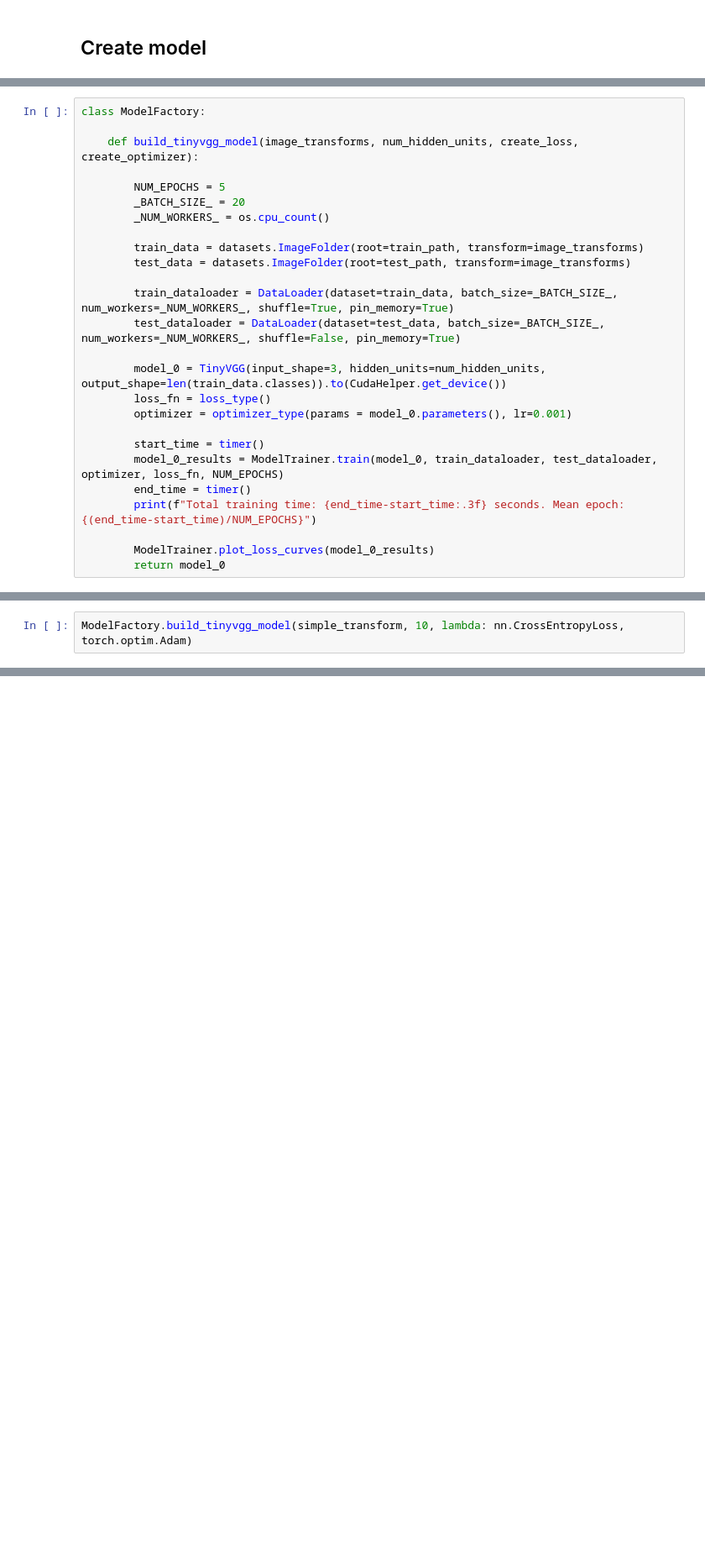
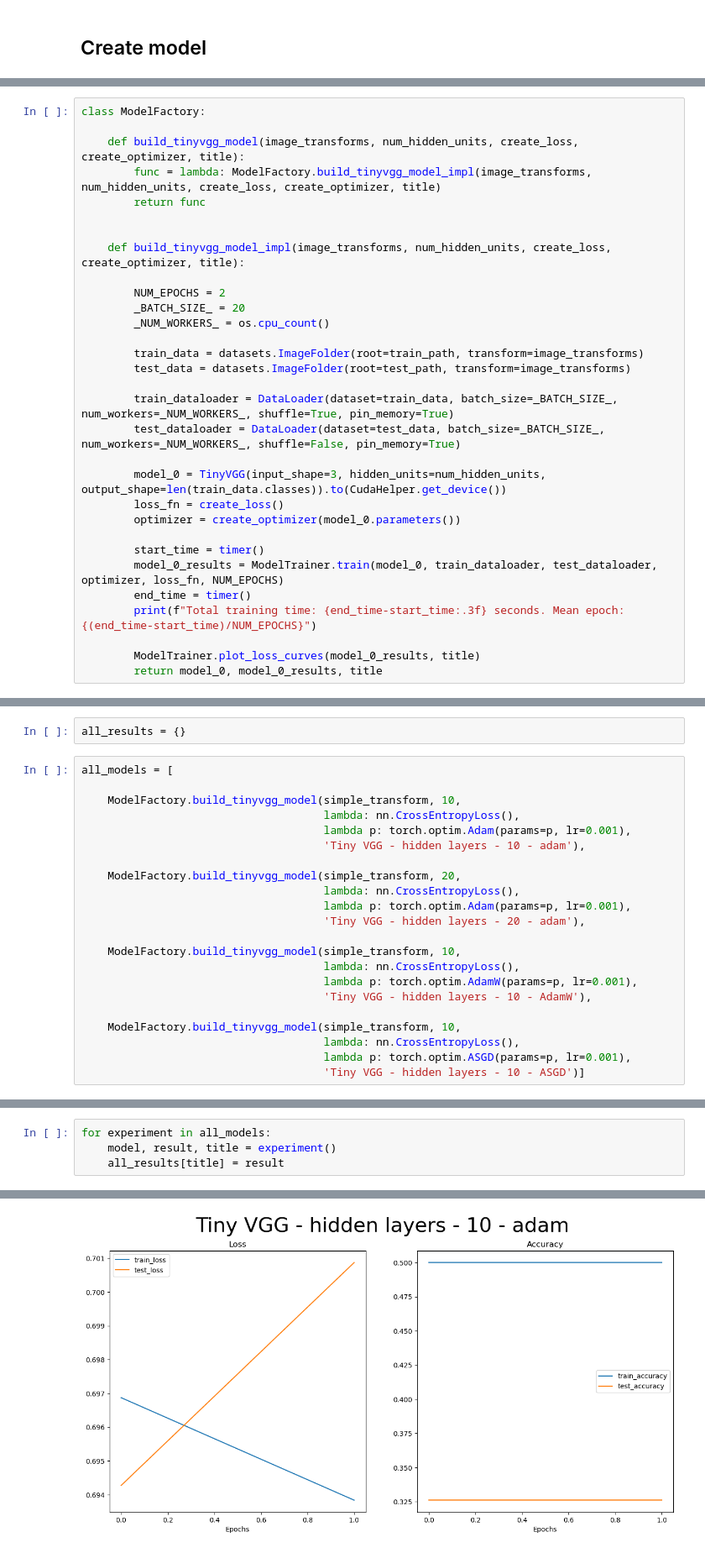
Before and after one commit to vburenkov/ML, a Jupyter notebook: NN_FINAL.ipynb, the cells around one changed output, grey strips where cells are left out. Shown at 84% size. Saved outputs shown, nothing was run; the diff lists cells and outputs as text; blank space fills up the shorter version.

```diff
--- a/NN_FINAL.ipynb
+++ b/NN_FINAL.ipynb
@@ -443,9 +444,14 @@ class ModelTrainer:
 # %%
 class ModelFactory:
 
-    def build_tinyvgg_model(image_transforms, num_hidden_units, create_loss, create_optimizer):
+    def build_tinyvgg_model(image_transforms, num_hidden_units, create_loss, create_optimizer, title):
+        func = lambda: ModelFactory.build_tinyvgg_model_impl(image_transforms, num_hidden_units, create_loss, create_optimizer, title)
+        return func
 
-        NUM_EPOCHS = 5
+
+    def build_tinyvgg_model_impl(image_transforms, num_hidden_units, create_loss, create_optimizer, title):
+
+        NUM_EPOCHS = 2
         _BATCH_SIZE_ = 20
         _NUM_WORKERS_ = os.cpu_count()
 
@@ -456,13 +462,13 @@ class ModelFactory:
         test_dataloader = DataLoader(dataset=test_data, batch_size=_BATCH_SIZE_, num_workers=_NUM_WORKERS_, shuffle=False, pin_memory=True)
 
         model_0 = TinyVGG(input_shape=3, hidden_units=num_hidden_units, output_shape=len(train_data.classes)).to(CudaHelper.get_device())
-        loss_fn = loss_type()
-        optimizer = optimizer_type(params = model_0.parameters(), lr=0.001)
+        loss_fn = create_loss()
+        optimizer = create_optimizer(model_0.parameters())
 
         start_time = timer()
         model_0_results = ModelTrainer.train(model_0, train_dataloader, test_dataloader, optimizer, loss_fn, NUM_EPOCHS)
         end_time = timer()
         print(f"Total training time: {end_time-start_time:.3f} seconds. Mean epoch: {(end_time-start_time)/NUM_EPOCHS}")
 
-        ModelTrainer.plot_loss_curves(model_0_results)
-        return model_0
+        ModelTrainer.plot_loss_curves(model_0_results, title)
+        return model_0, model_0_results, title
@@ -492,2 +475,24 @@ def train_vgg_0():
+# %%
+all_results = {}
 # %%
-ModelFactory.build_tinyvgg_model(simple_transform, 10, lambda: nn.CrossEntropyLoss, torch.optim.Adam)
+all_models = [
+
+    ModelFactory.build_tinyvgg_model(simple_transform, 10,
+                                     lambda: nn.CrossEntropyLoss(),
+                                     lambda p: torch.optim.Adam(params=p, lr=0.001),
+                                     'Tiny VGG - hidden layers - 10 - adam'),
+
+    ModelFactory.build_tinyvgg_model(simple_transform, 20,
+                                     lambda: nn.CrossEntropyLoss(),
+                                     lambda p: torch.optim.Adam(params=p, lr=0.001),
+                                     'Tiny VGG - hidden layers - 20 - adam'),
+
+    ModelFactory.build_tinyvgg_model(simple_transform, 10,
+                                     lambda: nn.CrossEntropyLoss(),
+                                     lambda p: torch.optim.AdamW(params=p, lr=0.001),
+                                     'Tiny VGG - hidden layers - 10 - AdamW'),
+
+    ModelFactory.build_tinyvgg_model(simple_transform, 10,
+                                     lambda: nn.CrossEntropyLoss(),
+                                     lambda p: torch.optim.ASGD(params=p, lr=0.001),
+                                     'Tiny VGG - hidden layers - 10 - ASGD')]
@@ -526,0 +499,5 @@ KeyboardInterrupt:
+# %%
+for experiment in all_models:
+    model, result, title = experiment()
+    all_results[title] = result
+# %% [output]
@@ -526,0 +516 @@ KeyboardInterrupt:
+[figure, added]
```
Also changed, not shown: parts of 6 cells of this notebook.
